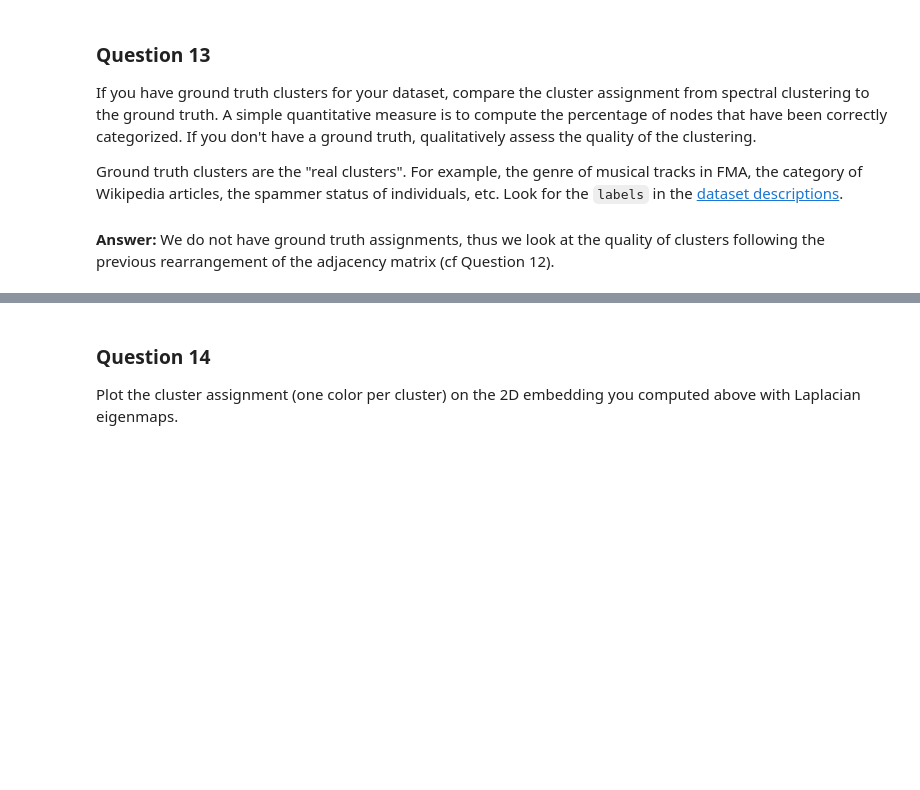
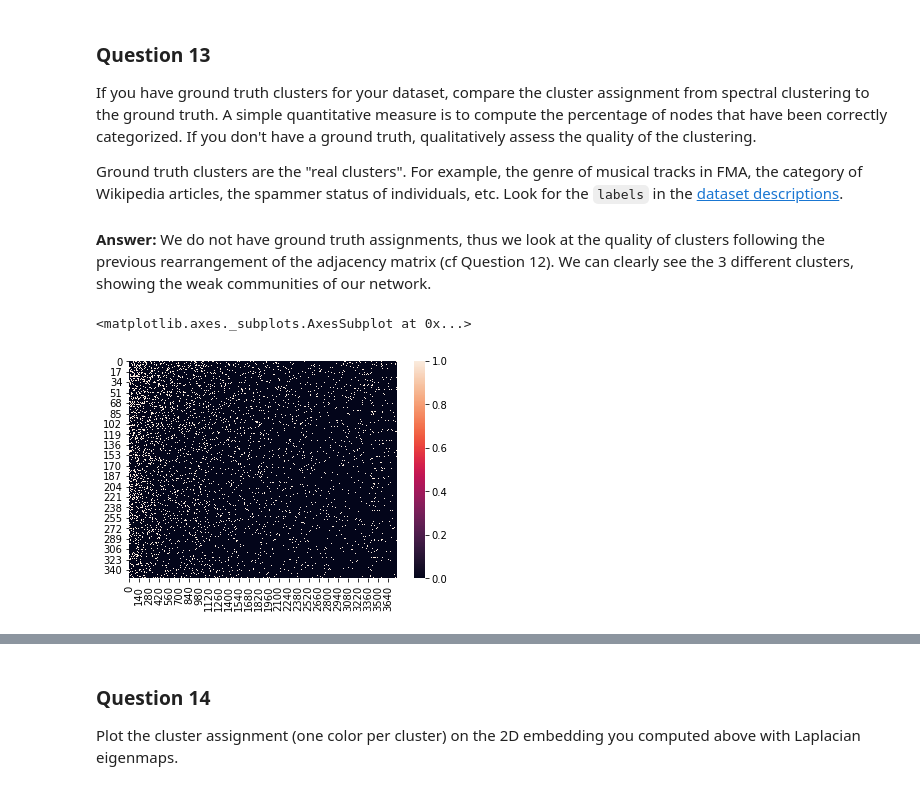
Before and after one commit to othmanbck/ntds_project_2018, a Jupyter notebook: 3_spectral_graph_theory.ipynb, the cells around one changed output, grey strips where cells are left out. Cells and saved outputs as stored; diff of their text form; code cells hidden in the pictures; blank space fills up the shorter version.

Commit message:
Finished questions

```diff
--- a/3_spectral_graph_theory.ipynb
+++ b/3_spectral_graph_theory.ipynb
@@ -384,2 +335,7 @@ Look for the `labels` in the [dataset descriptions](https://github.com/mdeff/ntd
 # %% [markdown]
-**Answer:** We do not have ground truth assignments, thus we look at the quality of clusters following the previous rearrangement of the adjacency matrix (cf Question 12).
+**Answer:** We do not have ground truth assignments, thus we look at the quality of clusters following the previous rearrangement of the adjacency matrix (cf Question 12). We can clearly see the 3 different clusters, showing the weak communities of our network.
+# %%
+sns.heatmap(ordered_adj[:354] != 0)
+# %% [output]
+<matplotlib.axes._subplots.AxesSubplot at 0x...>
+[figure, added]
```
Also changed, not shown: parts of 32 cells of this notebook.
